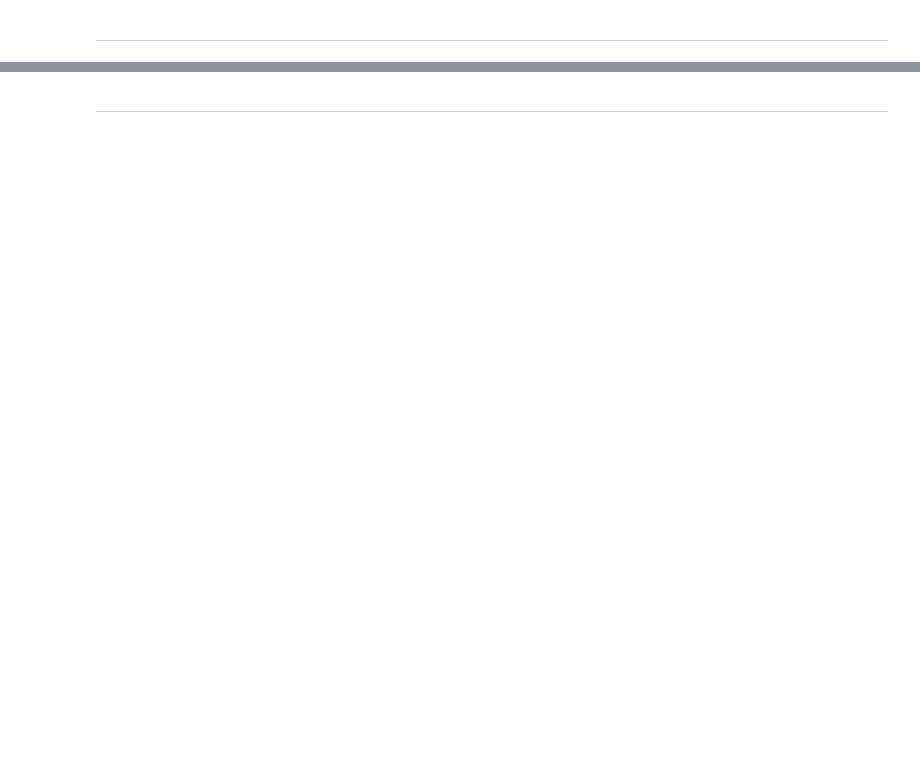
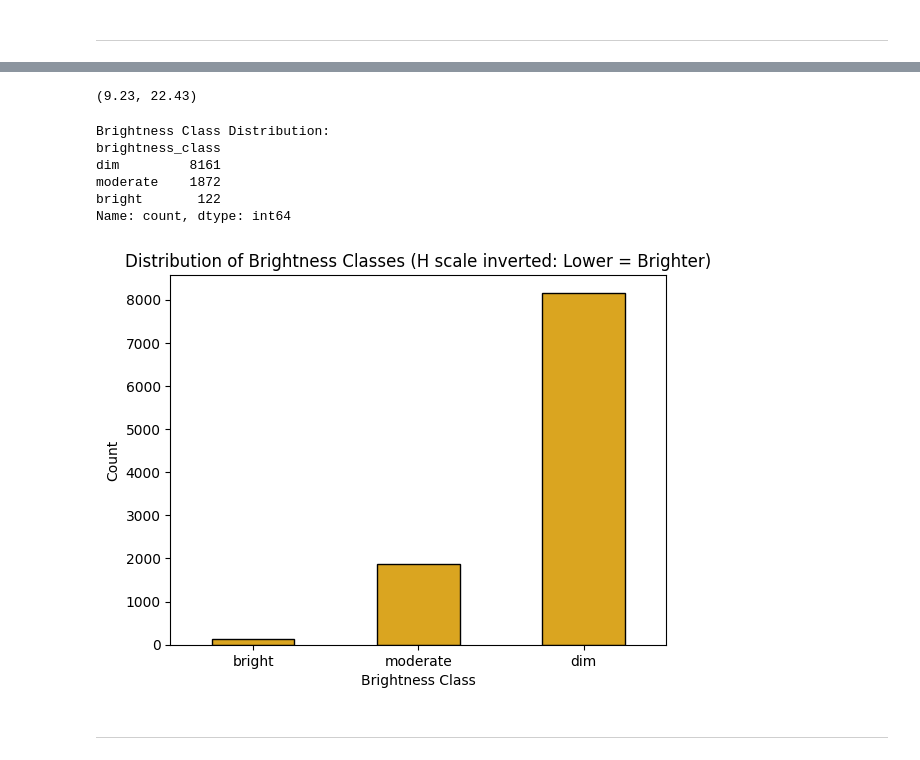
Before and after one commit to Mikeecee1/Near-Earth-Asteroid-Analysis, a Jupyter notebook: jupyter_notebooks/Modelling.ipynb, the cells around one changed output, grey strips where cells are left out. Cells and saved outputs as stored; diff of their text form; code cells hidden in the pictures; blank space fills up the shorter version.

```diff
--- a/jupyter_notebooks/Modelling.ipynb
+++ b/jupyter_notebooks/Modelling.ipynb
@@ -182,0 +347,17 @@ NOTE
+# %%
+
+
+# Define revised bins in km/h
+velocity_bins = [0, 54000, 126000, df_model["relative_velocity_mean"].max()]
+velocity_labels = ["slow", "moderate", "fast"]
+
+# Apply binning
+df_model["velocity_class"] = pd.cut(
+    df_model["relative_velocity_mean"],
+    bins=velocity_bins,
+    labels=velocity_labels,
+    include_lowest=True
+)
+
+# Check class distribution
+print(df_model["velocity_class"].value_counts(dropna=False))
@@ -183,2 +400,43 @@ NOTE
+# %%
+# check absolute magnitude range(H) - max and min
+df_model['absolute_magnitude_mean'].min().round(2), df_model['absolute_magnitude_mean'].max().round(2)
+# %% [output]
+(9.23, 22.43)
+# %%
+# bins matching  observed range (9.23 – 22.43)
+brightness_bins = [df_model["absolute_magnitude_mean"].min(),  16, 19, df_model["absolute_magnitude_mean"].max()]
+brightness_labels = [ "bright", "moderate", "dim"]
+#merged "bright and "very_bright" as only 2 asteroids < 12
+# Apply classification
+df_model["brightness_class"] = pd.cut(
+    df_model["absolute_magnitude_mean"],
+    bins=brightness_bins,
+    labels=brightness_labels,
+    include_lowest=True
+)
+
+# Check distribution
+print("Brightness Class Distribution:")
+print(df_model["brightness_class"].value_counts(dropna=False))
+# %% [output]
+Brightness Class Distribution:
+brightness_class
+dim         8161
+moderate    1872
+bright       122
+Name: count, dtype: int64
+# %%
+df_model["brightness_class"].value_counts().sort_index().plot(
+    kind="bar",
+    color="goldenrod",
+    edgecolor="black"
+)
+plt.title("Distribution of Brightness Classes (H scale inverted: Lower = Brighter)")
+plt.xlabel("Brightness Class")
+plt.ylabel("Count")
+plt.xticks(rotation=0)
+plt.show()
+# %% [output]
+[figure, added]
 # %% [markdown]
 ---
```
Also changed, not shown: parts of 27 cells of this notebook, 1 other file.
